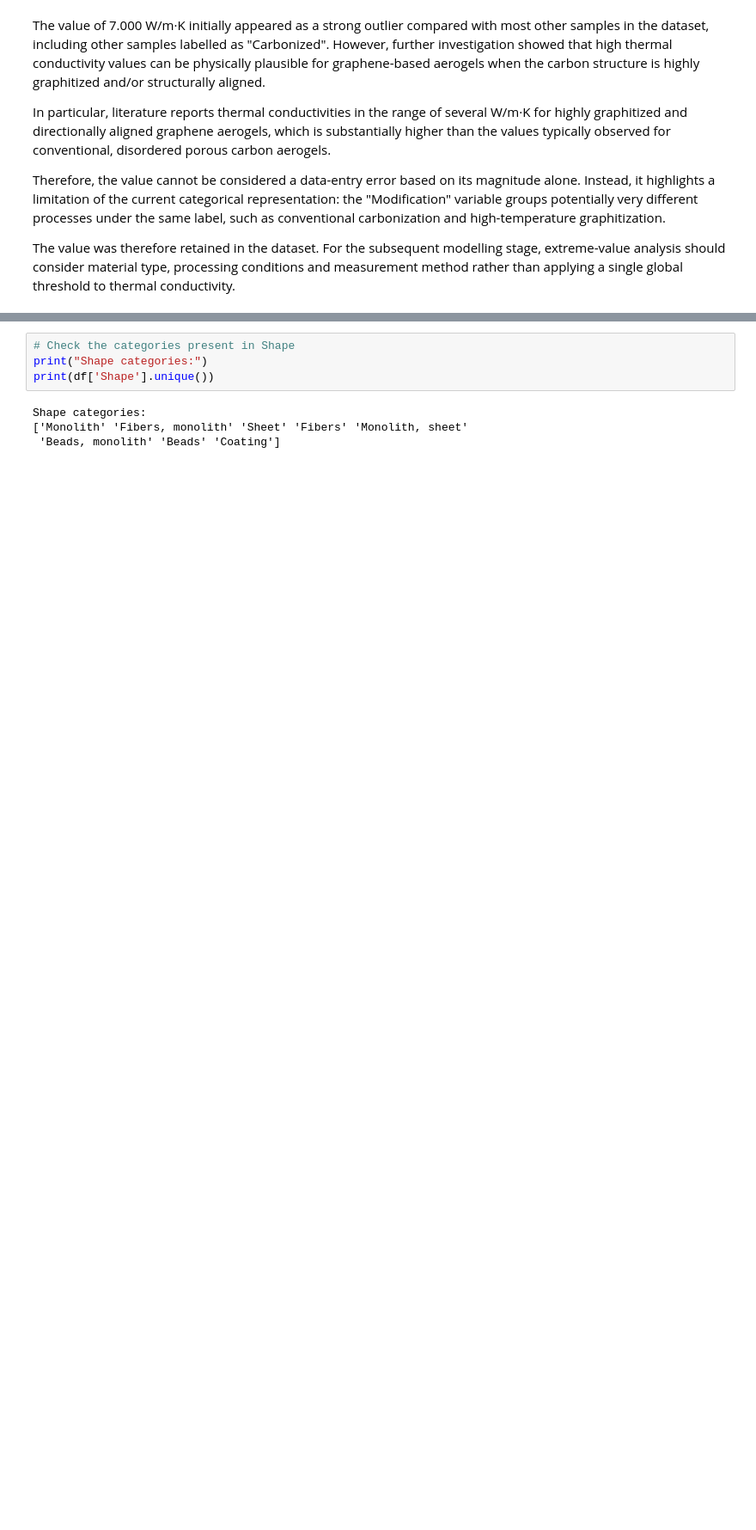
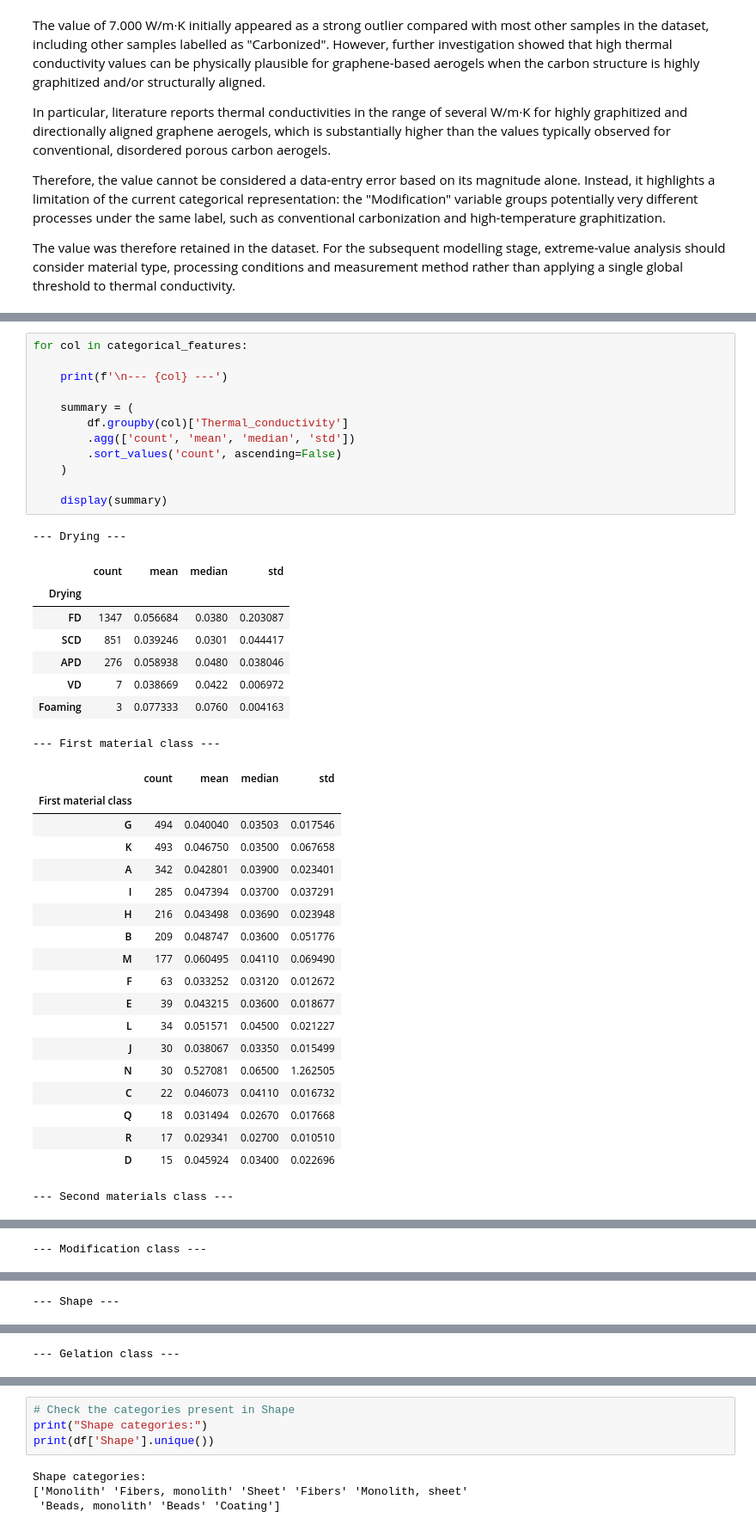
Before and after one commit to paulagirones/Aerogels_thermal_conductivity, a Jupyter notebook: aerogels_thermal_conductivity_ml.ipynb, the cells around one changed output, grey strips where cells are left out. Shown at 86% size. Drawn from its saved outputs; the diff is of its cells as text; blank space fills up the shorter version.

```diff
--- a/aerogels_thermal_conductivity_ml.ipynb
+++ b/aerogels_thermal_conductivity_ml.ipynb
@@ -749,0 +875,41 @@ The value was therefore retained in the dataset. For the subsequent modelling st
+# %%
+for col in categorical_features:
+
+    print(f'\n--- {col} ---')
+
+    summary = (
+        df.groupby(col)['Thermal_conductivity']
+        .agg(['count', 'mean', 'median', 'std'])
+        .sort_values('count', ascending=False)
+    )
+
+    display(summary)
+# %% [output]
+--- Drying ---
+|  | count | mean | median | std |
+| Drying |  |  |  |  |
+| FD | 1347 | 0.056684 | 0.0380 | 0.203087 |
+| SCD | 851 | 0.039246 | 0.0301 | 0.044417 |
+| APD | 276 | 0.058938 | 0.0480 | 0.038046 |
+| VD | 7 | 0.038669 | 0.0422 | 0.006972 |
+| Foaming | 3 | 0.077333 | 0.0760 | 0.004163 |
+--- First material class ---
+|  | count | mean | median | std |
+| First material class |  |  |  |  |
+| G | 494 | 0.040040 | 0.03503 | 0.017546 |
+| K | 493 | 0.046750 | 0.03500 | 0.067658 |
+| A | 342 | 0.042801 | 0.03900 | 0.023401 |
+| I | 285 | 0.047394 | 0.03700 | 0.037291 |
+| H | 216 | 0.043498 | 0.03690 | 0.023948 |
+| B | 209 | 0.048747 | 0.03600 | 0.051776 |
+| M | 177 | 0.060495 | 0.04110 | 0.069490 |
+| F | 63 | 0.033252 | 0.03120 | 0.012672 |
+| E | 39 | 0.043215 | 0.03600 | 0.018677 |
+| L | 34 | 0.051571 | 0.04500 | 0.021227 |
+| J | 30 | 0.038067 | 0.03350 | 0.015499 |
+| N | 30 | 0.527081 | 0.06500 | 1.262505 |
+| C | 22 | 0.046073 | 0.04110 | 0.016732 |
+| Q | 18 | 0.031494 | 0.02670 | 0.017668 |
+| R | 17 | 0.029341 | 0.02700 | 0.010510 |
+| D | 15 | 0.045924 | 0.03400 | 0.022696 |
+--- Second materials class ---
@@ -749,0 +934 @@ The value was therefore retained in the dataset. For the subsequent modelling st
+--- Modification class ---
@@ -749,0 +944 @@ The value was therefore retained in the dataset. For the subsequent modelling st
+--- Shape ---
@@ -749,0 +955 @@ The value was therefore retained in the dataset. For the subsequent modelling st
+--- Gelation class ---
```
Also changed, not shown: parts of 36 cells of this notebook.
